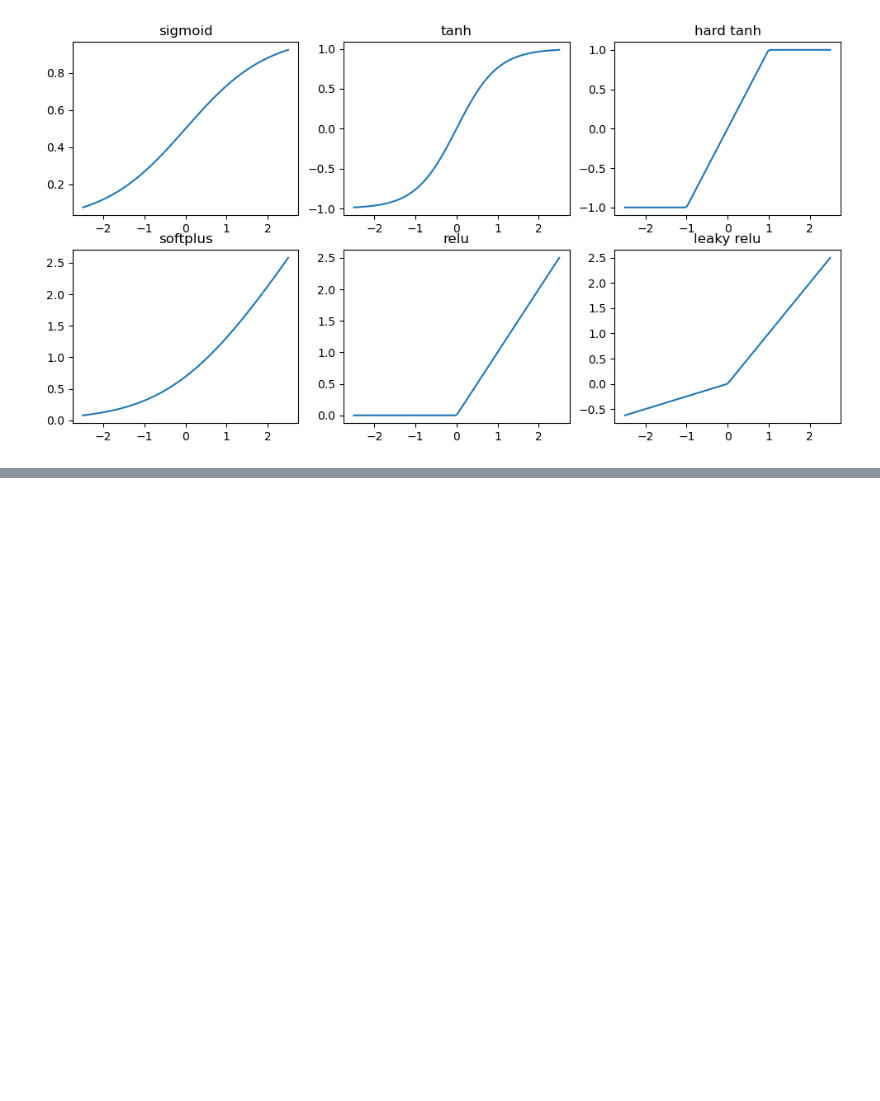
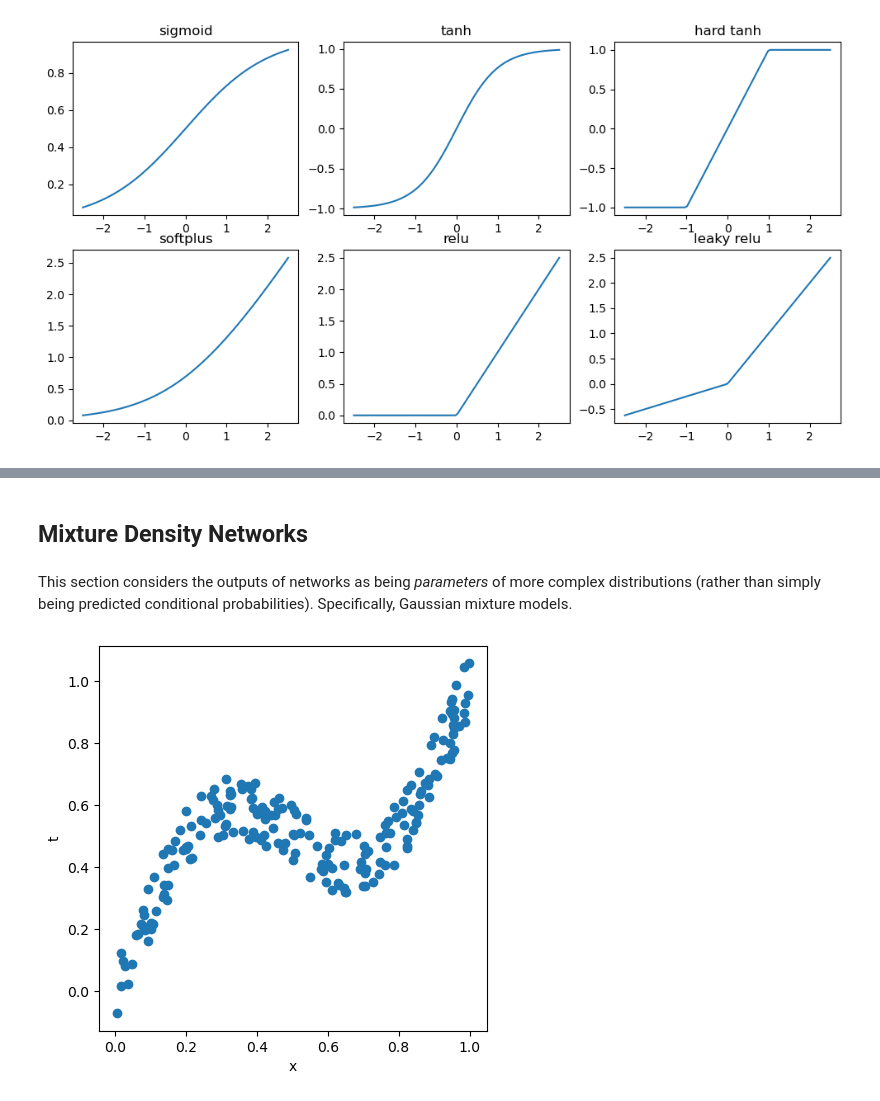
Before and after one commit to BenAF002/data_science, a Jupyter notebook: bishop_dl/ch6_deepNN.ipynb, the cells around one changed output, grey strips where cells are left out. Saved outputs shown, nothing was run; the diff lists cells and outputs as text; code cells hidden in the pictures; blank space fills up the shorter version.

```diff
--- a/bishop_dl/ch6_deepNN.ipynb
+++ b/bishop_dl/ch6_deepNN.ipynb
@@ -134,0 +223,14 @@ plt.show();
+# %% [markdown]
+## Mixture Density Networks
+# %% [markdown]
+This section considers the outputs of networks as being *parameters* of more complex distributions (rather than simply being predicted conditional probabilities). Specifically, Gaussian mixture models.
+# %%
+# toy data
+x = np.random.uniform(0, 1, 200)
+t = x + 0.3 * np.sin(2*np.pi *x) + np.random.uniform(-0.1, 0.1, 200)
+plt.figure(figsize=(5,5))
+plt.ylabel('t')
+plt.xlabel('x')
+plt.scatter(x, t);
+# %% [output]
+[figure, added]
```
Also changed, not shown: parts of 50 cells of this notebook, 5 other files.
